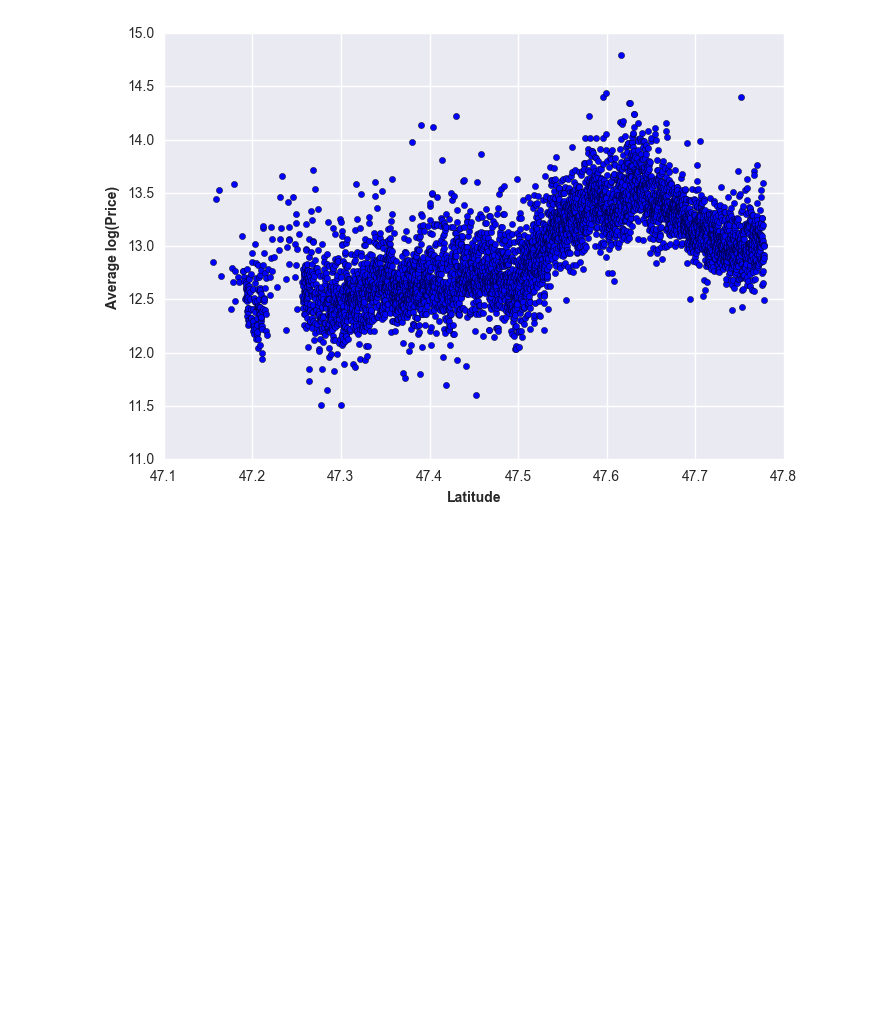
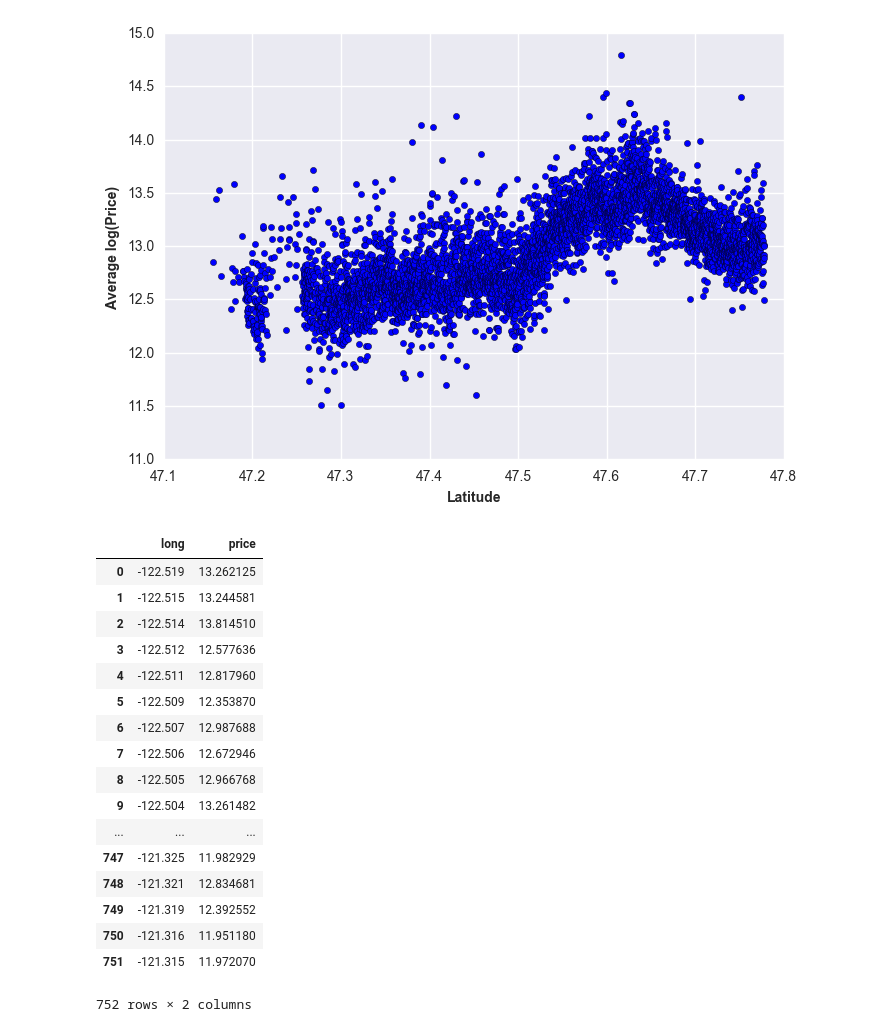
Before and after one commit to yafangchen/House-Price-Prediction, a Jupyter notebook: models_logY_yr_renovated.ipynb, the cells around one changed output. Drawn from its saved outputs; the diff is of its cells as text; code cells hidden in the pictures; blank space fills up the shorter version.

```diff
--- a/models_logY_yr_renovated.ipynb
+++ b/models_logY_yr_renovated.ipynb
@@ -504,0 +516,21 @@ plt.show()
+# %%
+pricebylong
+# %% [output]
+|  | long | price |
+| 0 | -122.519 | 13.262125 |
+| 1 | -122.515 | 13.244581 |
+| 2 | -122.514 | 13.814510 |
+| 3 | -122.512 | 12.577636 |
+| 4 | -122.511 | 12.817960 |
+| 5 | -122.509 | 12.353870 |
+| 6 | -122.507 | 12.987688 |
+| 7 | -122.506 | 12.672946 |
+| 8 | -122.505 | 12.966768 |
+| 9 | -122.504 | 13.261482 |
+| ... | ... | ... |
+| 747 | -121.325 | 11.982929 |
+| 748 | -121.321 | 12.834681 |
+| 749 | -121.319 | 12.392552 |
+| 750 | -121.316 | 11.951180 |
+| 751 | -121.315 | 11.972070 |
+752 rows × 2 columns
```
Also changed, not shown: parts of 6 cells of this notebook, 4 other files.
